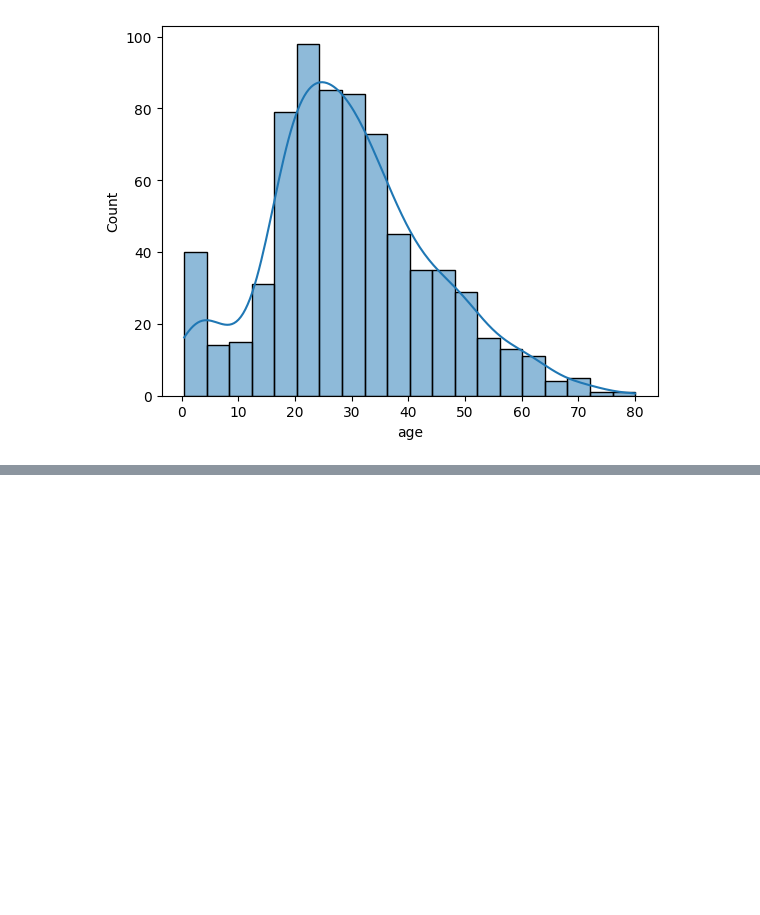
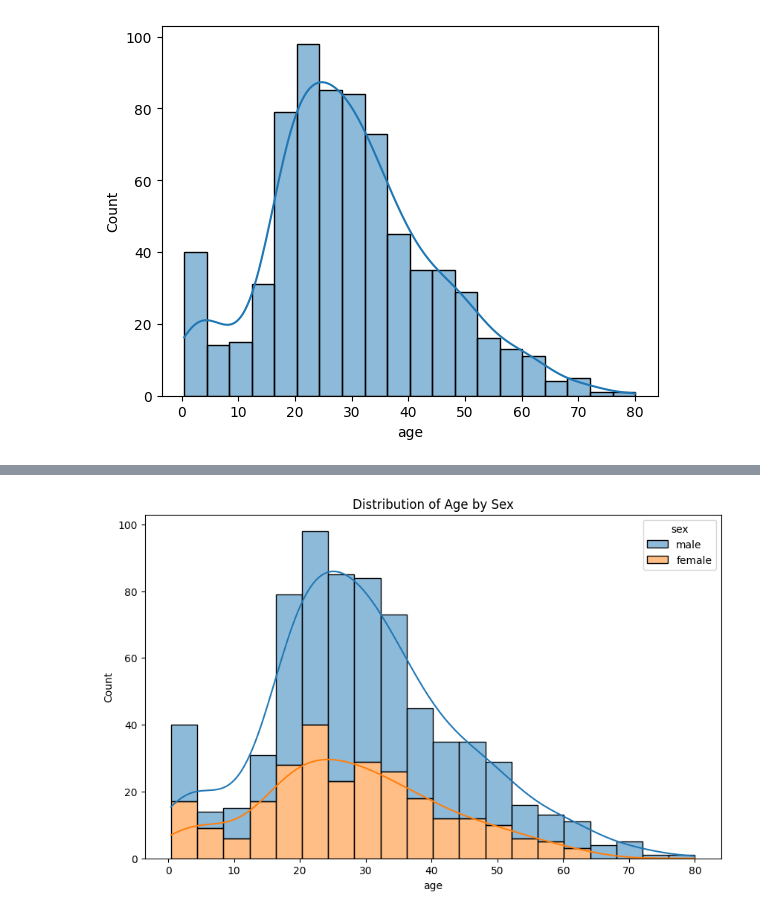
Before and after one commit to fgsantosti/topicos_especiais_desenvolvimento, a Jupyter notebook: introducao_analise_dados.ipynb, the cells around one changed output, grey strips where cells are left out. Cells and saved outputs as stored; diff of their text form; code cells hidden in the pictures; blank space fills up the shorter version.

```diff
--- a/introducao_analise_dados.ipynb
+++ b/introducao_analise_dados.ipynb
@@ -135,0 +167,7 @@ plt.show()
+# %%
+plt.figure(figsize=(10, 6))
+sns.histplot(data=titanic, x="age", hue="sex", multiple="stack", kde=True)
+plt.title("Distribution of Age by Sex")
+plt.show()
+# %% [output]
+[figure, added]
```
Also changed, not shown: parts of 33 cells of this notebook.
